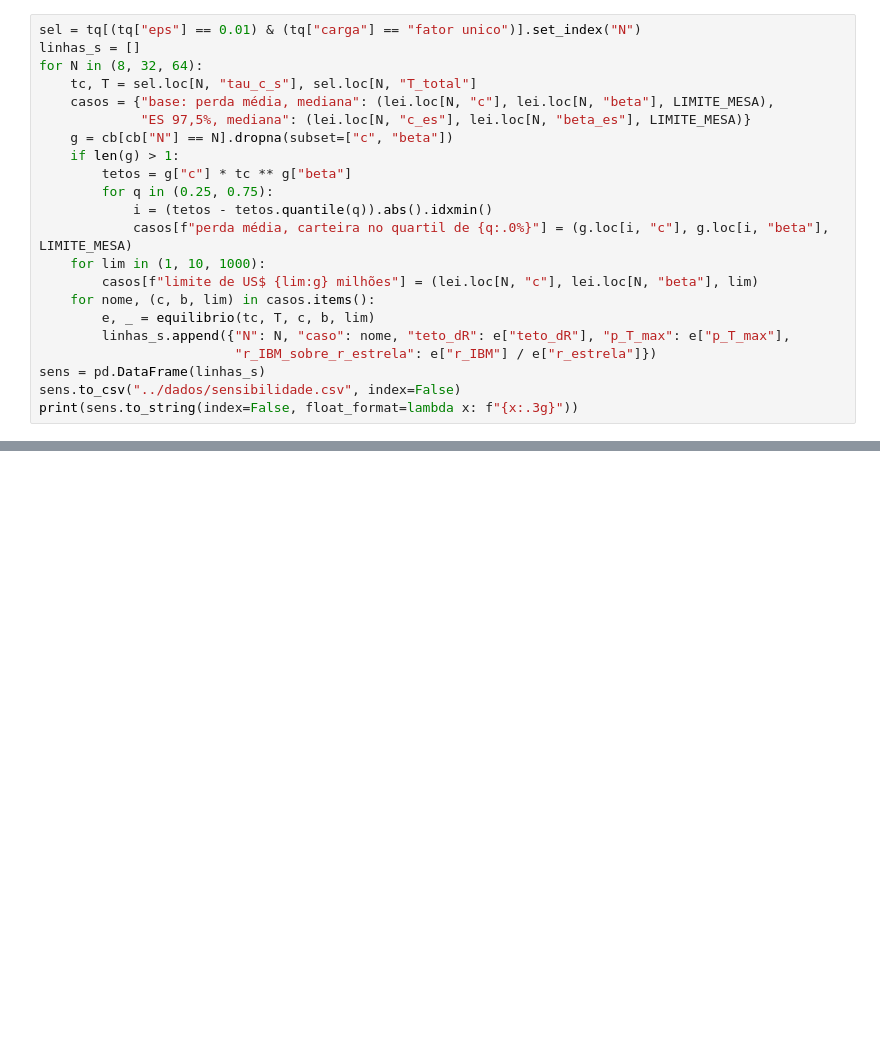
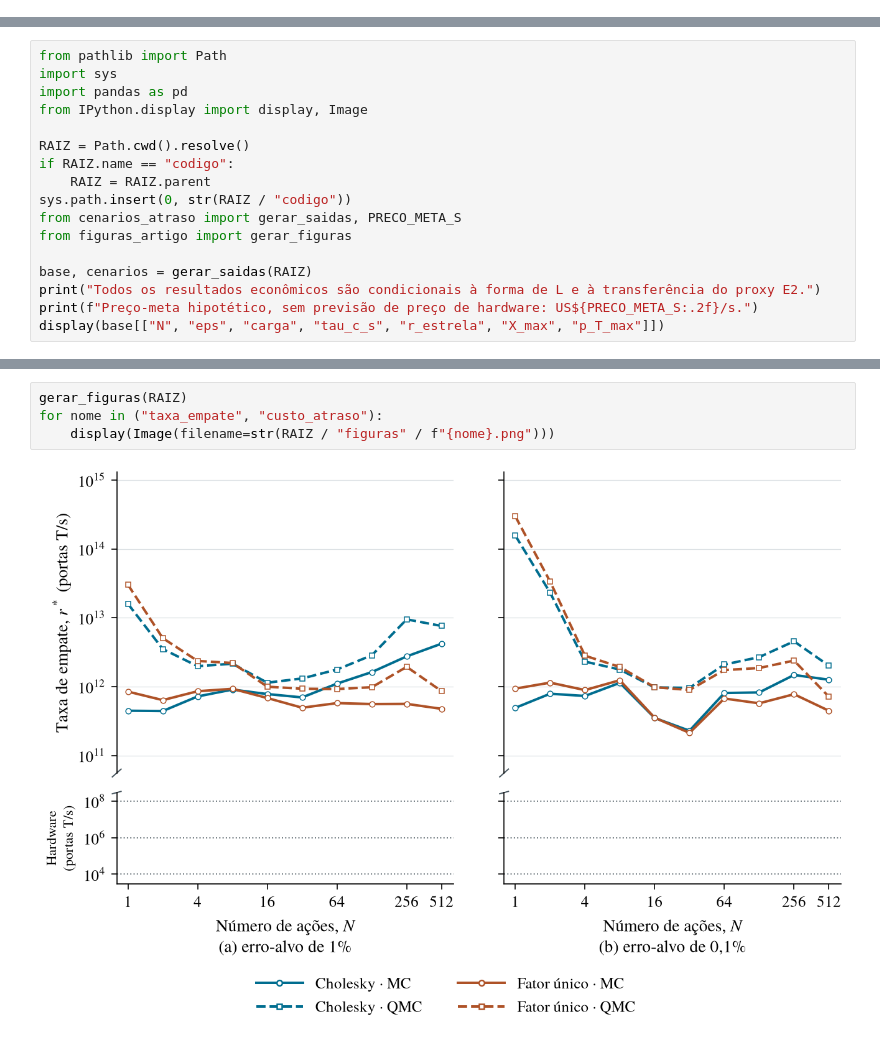
Before and after one commit to LucasMaga00/quant-search, a Jupyter notebook: codigo/4_equilibrio.ipynb, the cells around one changed output, grey strips where cells are left out. Saved outputs shown, nothing was run; the diff lists cells and outputs as text; blank space fills up the shorter version.

```diff
--- a/codigo/4_equilibrio.ipynb
+++ b/codigo/4_equilibrio.ipynb
@@ -95,22 +0,0 @@ Erro de 1%, carga com fator único. Varia a medida do custo do atraso (perda mé
-# %%
-sel = tq[(tq["eps"] == 0.01) & (tq["carga"] == "fator unico")].set_index("N")
-linhas_s = []
-for N in (8, 32, 64):
-    tc, T = sel.loc[N, "tau_c_s"], sel.loc[N, "T_total"]
-    casos = {"base: perda média, mediana": (lei.loc[N, "c"], lei.loc[N, "beta"], LIMITE_MESA),
-             "ES 97,5%, mediana": (lei.loc[N, "c_es"], lei.loc[N, "beta_es"], LIMITE_MESA)}
-    g = cb[cb["N"] == N].dropna(subset=["c", "beta"])
-    if len(g) > 1:
-        tetos = g["c"] * tc ** g["beta"]
-        for q in (0.25, 0.75):
-            i = (tetos - tetos.quantile(q)).abs().idxmin()
-            casos[f"perda média, carteira no quartil de {q:.0%}"] = (g.loc[i, "c"], g.loc[i, "beta"], LIMITE_MESA)
-    for lim in (1, 10, 1000):
-        casos[f"limite de US$ {lim:g} milhões"] = (lei.loc[N, "c"], lei.loc[N, "beta"], lim)
-    for nome, (c, b, lim) in casos.items():
-        e, _ = equilibrio(tc, T, c, b, lim)
-        linhas_s.append({"N": N, "caso": nome, "teto_dR": e["teto_dR"], "p_T_max": e["p_T_max"],
-                         "r_IBM_sobre_r_estrela": e["r_IBM"] / e["r_estrela"]})
-sens = pd.DataFrame(linhas_s)
-sens.to_csv("../dados/sensibilidade.csv", index=False)
-print(sens.to_string(index=False, float_format=lambda x: f"{x:.3g}"))
@@ -167,0 +11,17 @@ plt.show()
+# %%
+from pathlib import Path
+import sys
+import pandas as pd
+from IPython.display import display, Image
+
+RAIZ = Path.cwd().resolve()
+if RAIZ.name == "codigo":
+    RAIZ = RAIZ.parent
+sys.path.insert(0, str(RAIZ / "codigo"))
+from cenarios_atraso import gerar_saidas, PRECO_META_S
+from figuras_artigo import gerar_figuras
+
+base, cenarios = gerar_saidas(RAIZ)
+print("Todos os resultados econômicos são condicionais à forma de L e à transferência do proxy E2.")
+print(f"Preço-meta hipotético, sem previsão de preço de hardware: US${PRECO_META_S:.2f}/s.")
+display(base[["N", "eps", "carga", "tau_c_s", "r_estrela", "X_max", "p_T_max"]])
@@ -167,0 +118,6 @@ plt.show()
+# %%
+gerar_figuras(RAIZ)
+for nome in ("taxa_empate", "custo_atraso"):
+    display(Image(filename=str(RAIZ / "figuras" / f"{nome}.png")))
+# %% [output]
+[figure, added]
```
Also changed, not shown: parts of 15 cells of this notebook, 40 other files.
